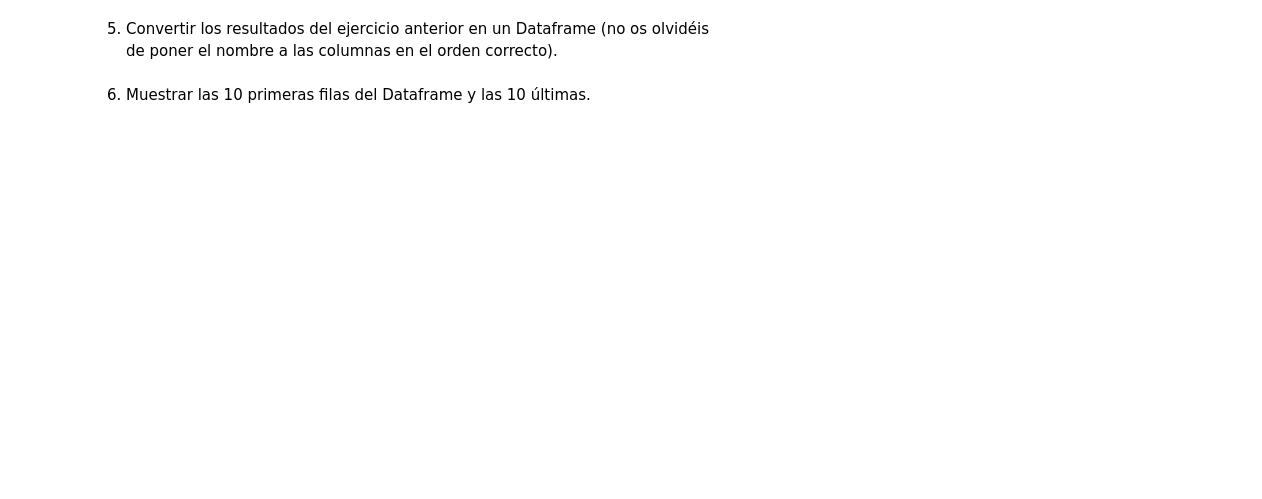
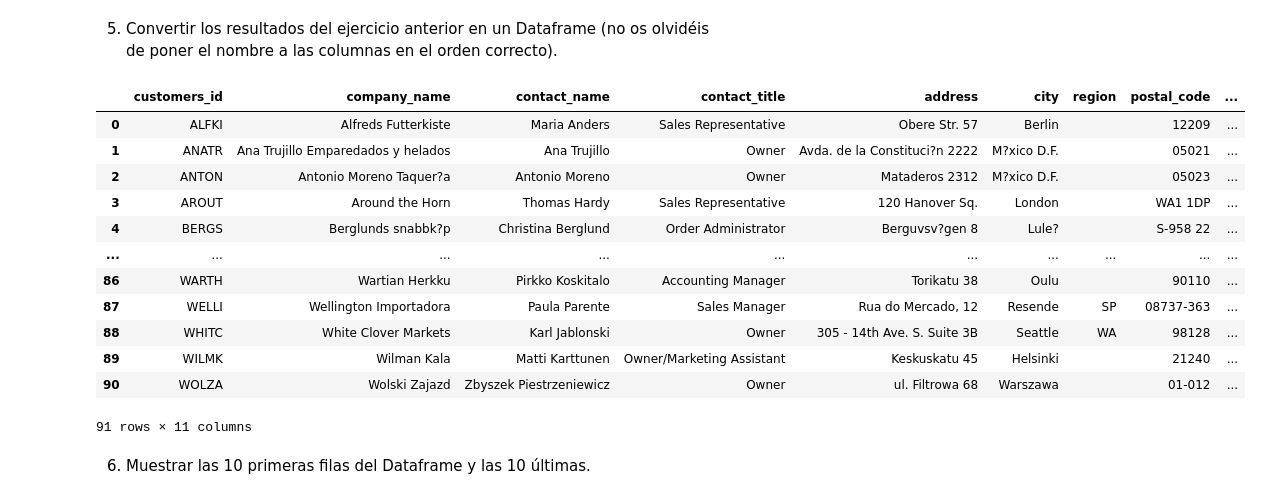
Before and after one commit to BeaDataArtist/promoi-modulo2-sprint2-pairprogramming-Ceci-Bea, a Jupyter notebook: modulo-2-ejercicios-pair-13-python-sql.ipynb, the cells around one changed output. Drawn from its saved outputs; the diff is of its cells as text; code cells hidden in the pictures; blank space fills up the shorter version.

```diff
--- a/modulo-2-ejercicios-pair-13-python-sql.ipynb
+++ b/modulo-2-ejercicios-pair-13-python-sql.ipynb
@@ -11,4 +102,29 @@
 # %% [markdown]
 5. Convertir los resultados del ejercicio anterior en un Dataframe (no os olvidéis de poner el nombre a las columnas en el orden correcto).
+# %%
+cnx = mysql.connector.connect(user='root', password='AlumnaAdalab',
+                              host='127.0.0.1',
+                              database = "northwind")
+mycursor = cnx.cursor()
+mycursor.execute("SELECT * FROM customers")
+myresult = mycursor.fetchall()
+
+
+df = pd.DataFrame(myresult, columns = ['customers_id', 'company_name', 'contact_name','contact_title','address', 'city', 'region', 'postal_code', 'country', 'phone', 'fax'])
+df
+# %% [output]
+|  | customers_id | company_name | contact_name | contact_title | address | city | region | postal_code | ... |
+| 0 | ALFKI | Alfreds Futterkiste | Maria Anders | Sales Representative | Obere Str. 57 | Berlin |  | 12209 | ... |
+| 1 | ANATR | Ana Trujillo Emparedados y helados | Ana Trujillo | Owner | Avda. de la Constituci?n 2222 | M?xico D.F. |  | 05021 | ... |
+| 2 | ANTON | Antonio Moreno Taquer?a | Antonio Moreno | Owner | Mataderos 2312 | M?xico D.F. |  | 05023 | ... |
+| 3 | AROUT | Around the Horn | Thomas Hardy | Sales Representative | 120 Hanover Sq. | London |  | WA1 1DP | ... |
+| 4 | BERGS | Berglunds snabbk?p | Christina Berglund | Order Administrator | Berguvsv?gen 8 | Lule? |  | S-958 22 | ... |
+| ... | ... | ... | ... | ... | ... | ... | ... | ... | ... |
+| 86 | WARTH | Wartian Herkku | Pirkko Koskitalo | Accounting Manager | Torikatu 38 | Oulu |  | 90110 | ... |
+| 87 | WELLI | Wellington Importadora | Paula Parente | Sales Manager | Rua do Mercado, 12 | Resende | SP | 08737-363 | ... |
+| 88 | WHITC | White Clover Markets | Karl Jablonski | Owner | 305 - 14th Ave. S. Suite 3B | Seattle | WA | 98128 | ... |
+| 89 | WILMK | Wilman Kala | Matti Karttunen | Owner/Marketing Assistant | Keskuskatu 45 | Helsinki |  | 21240 | ... |
+| 90 | WOLZA | Wolski Zajazd | Zbyszek Piestrzeniewicz | Owner | ul. Filtrowa 68 | Warszawa |  | 01-012 | ... |
+91 rows × 11 columns
 # %% [markdown]
 6. Muestrar las 10 primeras filas del Dataframe y las 10 últimas.
```
Also changed, not shown: parts of 11 cells of this notebook.
